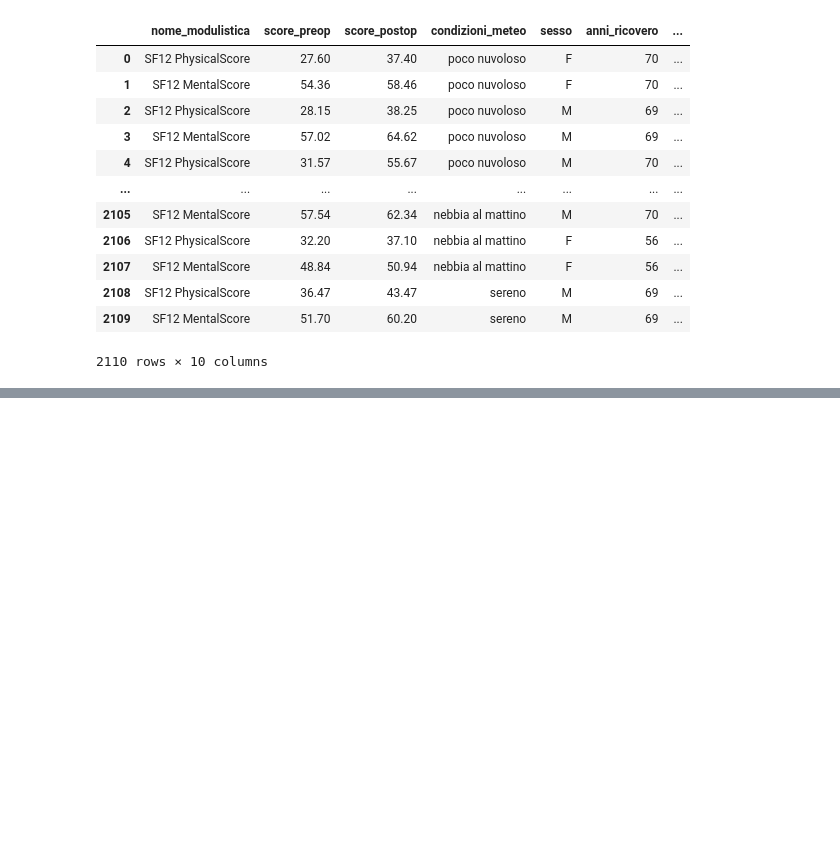
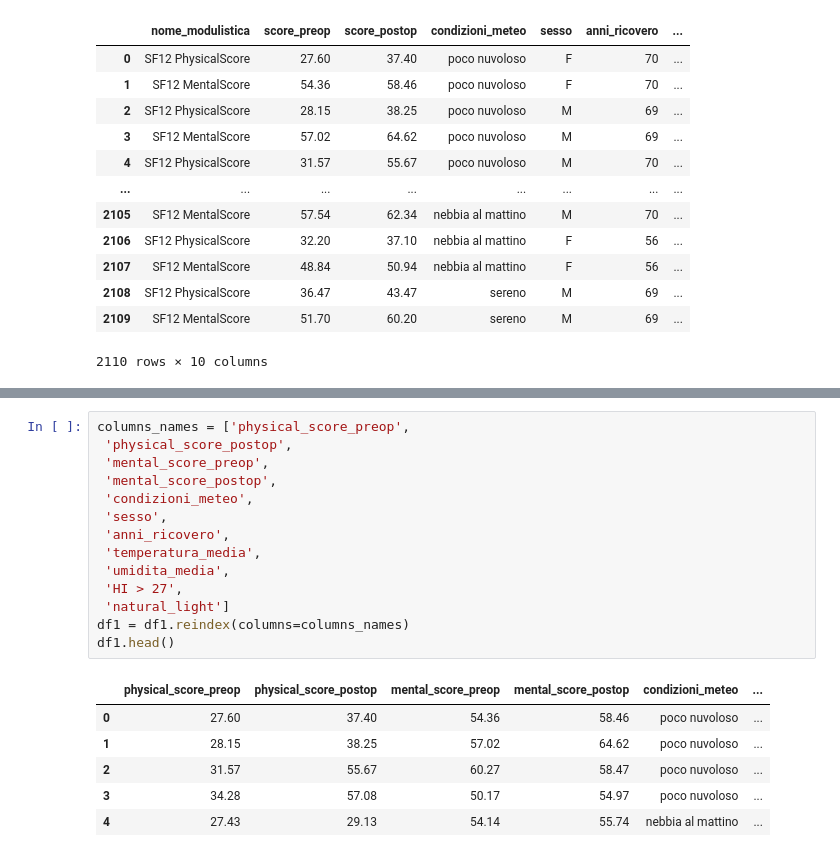
Before and after one commit to giocoal/surgery-PROMs-score-and-weather-conditions-data-visualizations, a Jupyter notebook: Compitino.ipynb, the cells around one changed output, grey strips where cells are left out. Cells and saved outputs as stored; diff of their text form; blank space fills up the shorter version.

```diff
--- a/Compitino.ipynb
+++ b/Compitino.ipynb
@@ -21,0 +78,21 @@ df
+# %%
+columns_names = ['physical_score_preop',
+ 'physical_score_postop',
+ 'mental_score_preop',
+ 'mental_score_postop',
+ 'condizioni_meteo',
+ 'sesso',
+ 'anni_ricovero',
+ 'temperatura_media',
+ 'umidita_media',
+ 'HI > 27',
+ 'natural_light']
+df1 = df1.reindex(columns=columns_names)
+df1.head()
+# %% [output]
+|  | physical_score_preop | physical_score_postop | mental_score_preop | mental_score_postop | condizioni_meteo | ... |
+| 0 | 27.60 | 37.40 | 54.36 | 58.46 | poco nuvoloso | ... |
+| 1 | 28.15 | 38.25 | 57.02 | 64.62 | poco nuvoloso | ... |
+| 2 | 31.57 | 55.67 | 60.27 | 58.47 | poco nuvoloso | ... |
+| 3 | 34.28 | 57.08 | 50.17 | 54.97 | poco nuvoloso | ... |
+| 4 | 27.43 | 29.13 | 54.14 | 55.74 | nebbia al mattino | ... |
```
Also changed, not shown: parts of 5 cells of this notebook.
